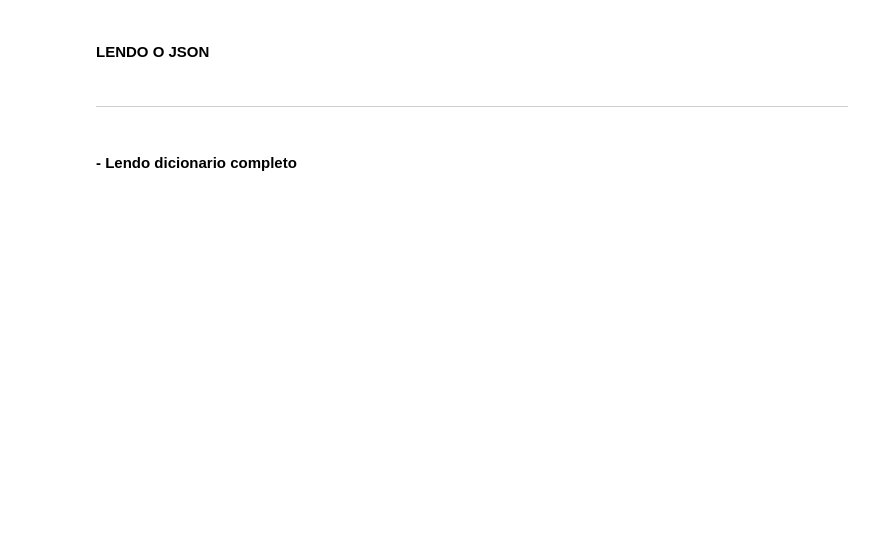
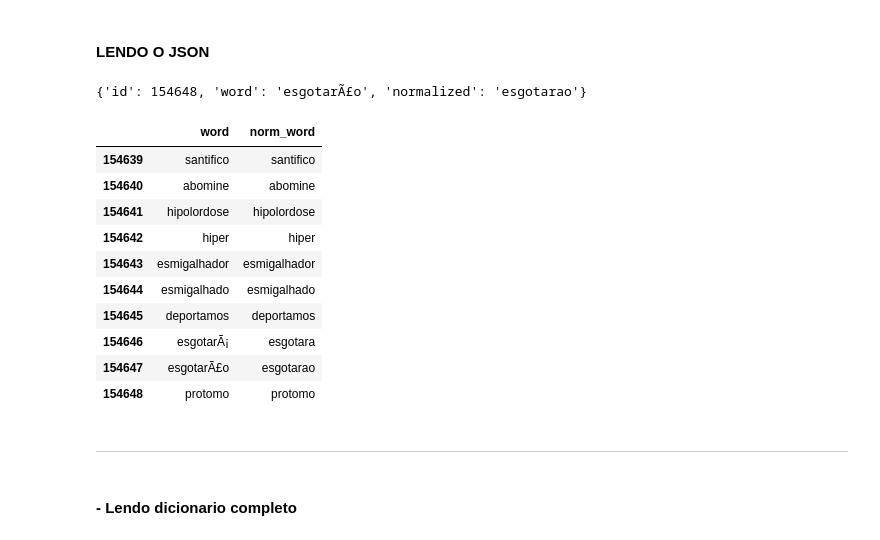
Before and after one commit to joaolucas26/imbroglio-data, a Jupyter notebook: conjugando verbos.ipynb, the cells around one changed output. Drawn from its saved outputs; the diff is of its cells as text; code cells hidden in the pictures; blank space fills up the shorter version.

```diff
--- a/conjugando verbos.ipynb
+++ b/conjugando verbos.ipynb
@@ -8,6 +72,10 @@ import pandas as pd
 f = open('Data/words.json')
 words_file = json.load(f)
 f.close()
+# %%
+words_file[-2]
+# %% [output]
+{'id': 154648, 'word': 'esgotarÃ£o', 'normalized': 'esgotarao'}
 # %%
 word_list = []
 normalized_word_list =[]
@@ -21,7 +89,19 @@ dic = {'word': word_list,
 # %%
 words_df = pd.DataFrame(dic, columns =['word', 'norm_word'])
 # %%
-words_df.head()
+words_df.tail(10)
+# %% [output]
+|  | word | norm_word |
+| 154639 | santifico | santifico |
+| 154640 | abomine | abomine |
+| 154641 | hipolordose | hipolordose |
+| 154642 | hiper | hiper |
+| 154643 | esmigalhador | esmigalhador |
+| 154644 | esmigalhado | esmigalhado |
+| 154645 | deportamos | deportamos |
+| 154646 | esgotarÃ¡ | esgotara |
+| 154647 | esgotarÃ£o | esgotarao |
+| 154648 | protomo | protomo |
 # %% [markdown]
 ------------
 # %% [markdown]
```
Also changed, not shown: parts of 22 cells of this notebook, 1 other file.
